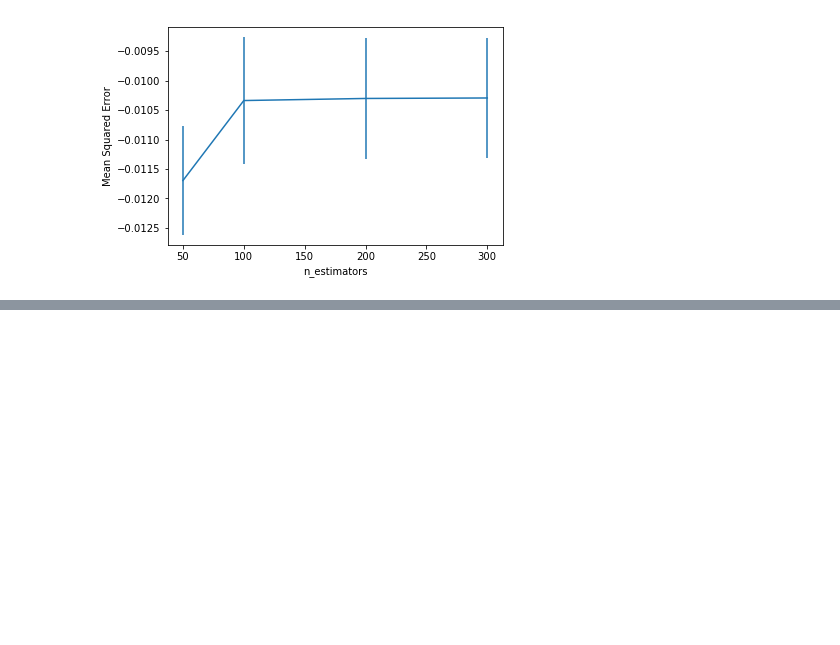
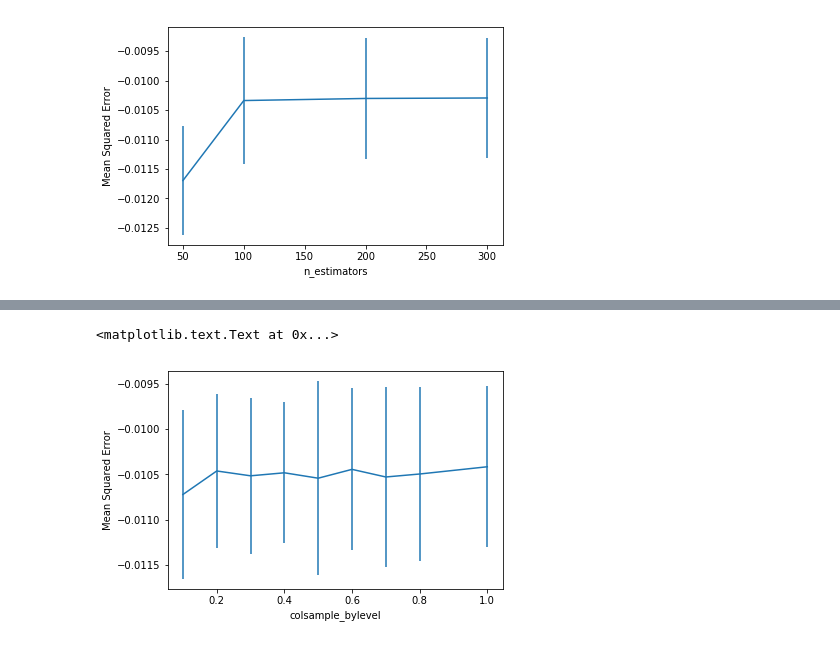
Before and after one commit to yaskyj/housing-price-regression, a Jupyter notebook: Housing Price Regression.ipynb, the cells around one changed output, grey strips where cells are left out. Saved outputs shown, nothing was run; the diff lists cells and outputs as text; code cells hidden in the pictures; blank space fills up the shorter version.

```diff
--- a/Housing Price Regression.ipynb
+++ b/Housing Price Regression.ipynb
@@ -192,0 +378,10 @@ plt.ylabel('Mean Squared Error')
+# %%
+%%time
+from sklearn.model_selection import GridSearchCV
+boost = xgb.XGBRegressor(n_estimators=100, max_depth=2,
+                         learning_rate=0.1, subsample=0.8,
+                         colsample_bytree=1)
+colsample_bylevel = [0.1, 0.2, 0.3, 0.4, 0.5, 0.6, 0.7, 0.8, 1.0]
+tuned_parameters = dict(colsample_bylevel=colsample_bylevel)
+grid = GridSearchCV(boost, tuned_parameters, cv=3, scoring=rmsle_loss, n_jobs=-1, verbose=2)
+grid.fit(data_matrix, train['SalePrice'])
@@ -192,0 +409,8 @@ plt.ylabel('Mean Squared Error')
+# %%
+# summarize results
+print("Best: %f using %s" % (grid.best_score_, grid.best_params_))
+means = grid.cv_results_['mean_test_score']
+stds = grid.cv_results_['std_test_score']
+params = grid.cv_results_['params']
+for mean, stdev, param in zip(means, stds, params):
+  print("%f (%f) with: %r" % (mean, stdev, param))
@@ -193,3 +428,13 @@ plt.ylabel('Mean Squared Error')
+# %%
+# plot
+plt.errorbar(colsample_bylevel, means, yerr=stds)
+plt.legend()
+plt.xlabel('colsample_bylevel')
+plt.ylabel('Mean Squared Error')
+# print scores
+# %% [output]
+<matplotlib.text.Text at 0x...>
+[figure, added]
 # %%
 %%time
 params = {}
```
Also changed, not shown: parts of 18 cells of this notebook.
